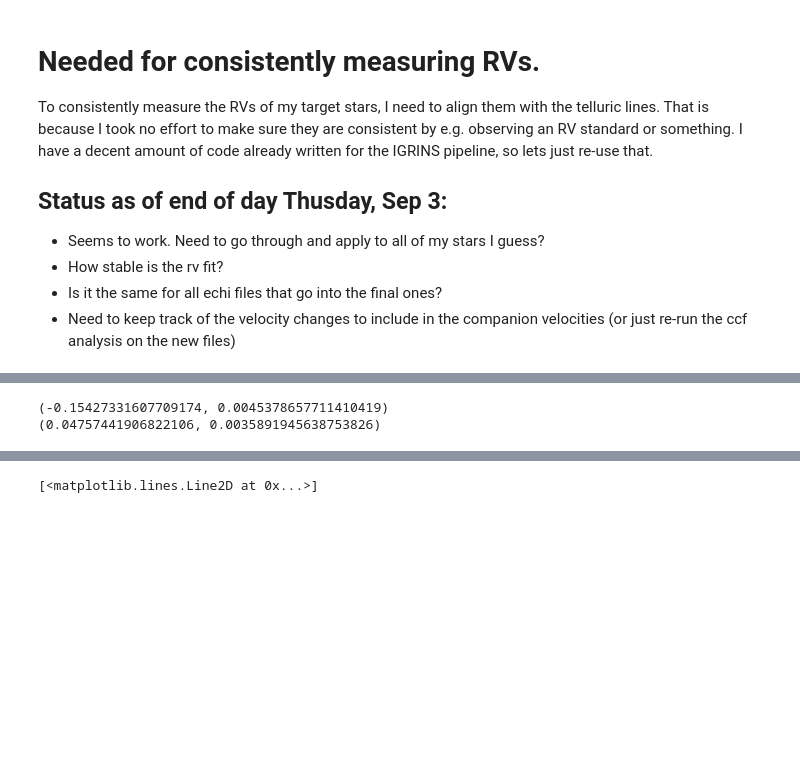
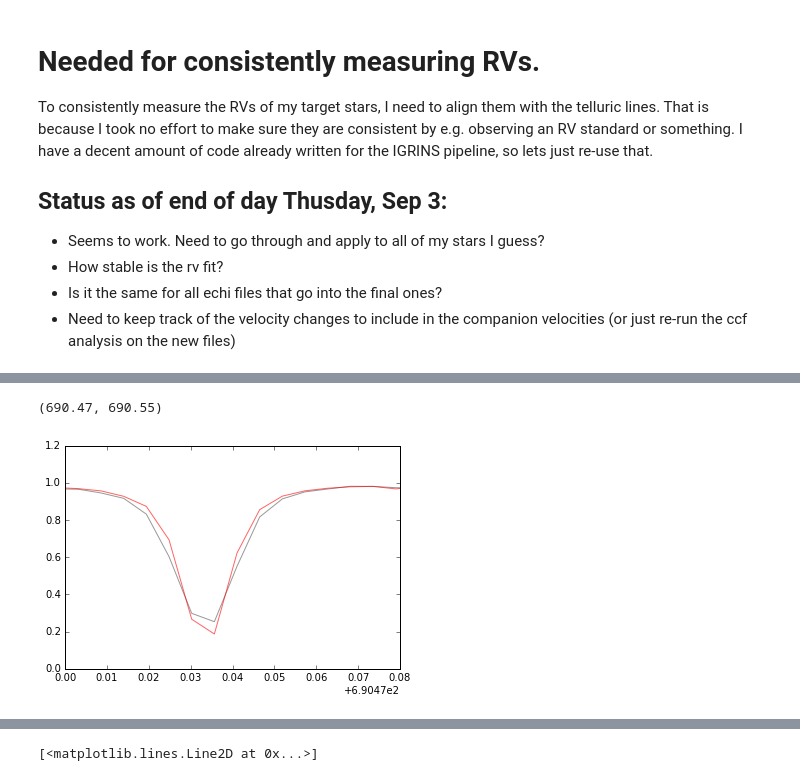
Before and after one commit to kgullikson88/TS23-Scripts, a Jupyter notebook: Telluric_Wavecal.ipynb, the cells around one changed output, grey strips where cells are left out. Cells and saved outputs as stored; diff of their text form; code cells hidden in the pictures; blank space fills up the shorter version.

Commit message:
Updated wavecal notebook.

```diff
--- a/Telluric_Wavecal.ipynb
+++ b/Telluric_Wavecal.ipynb
@@ -29,12 +29,13 @@ home = os.environ['HOME']
 
 %matplotlib inline
 # %%
-with open('../starlist_20151016', 'r') as f:
+with open('../starlist_20151013', 'r') as f:
     fnames = ['../{}'.format(fn).strip() for fn in f.readlines()]
 # %%
-fname = fnames[0]
-o2_fitter = Telluric_Wavecal.VelocityFitter(fname, tell_orders=(690, 765))
-h2o_fitter = Telluric_Wavecal.VelocityFitter(fname, tell_orders=(700., 715., 725., 735.))
+fname = fnames[-1]
+reload(Telluric_Wavecal)
+o2_fitter = Telluric_Wavecal.VelocityFitter(fname, tell_orders=(690, ))
+h2o_fitter = Telluric_Wavecal.VelocityFitter(fname, tell_orders=(700., 715., 730.))
 
 print('O2 Fit:\n================')
 o2_rv, o2_rv_err = o2_fitter.fit()
@@ -43,6 +52,18 @@ h2o_rv, h2o_rv_err = h2o_fitter.fit()
-# %%
-print(o2_rv, o2_rv_err)
-print(h2o_rv, h2o_rv_err)
-# %% [output]
-(-0.15427331607709174, 0.0045378657711410419)
-(0.04757441906822106, 0.0035891945638753826)
+# %%
+data = o2_fitter.data['KG15164-0.fits']
+pars = o2_fitter._fit_one_file(data, )
+rv = pars['rv'].value
+alpha = pars['alpha'].value
+
+telluric = partial(o2_fitter.new_telluric, o2_fitter.telluric_model, alpha)
+
+%matplotlib inline
+for order in data:
+    x = order.x*(1+rv/Telluric_Wavecal.C_LIGHT)
+    plt.plot(order.x, order.y/order.cont, 'k-', alpha=0.4)
+    plt.plot(order.x, telluric(x), 'r-', alpha=0.6)
+#plt.xlim((690.35, 690.6))
+plt.xlim((690.47, 690.55))
+# %% [output]
+(690.47, 690.55)
+[figure, added]
```
Also changed, not shown: parts of 8 cells of this notebook.
